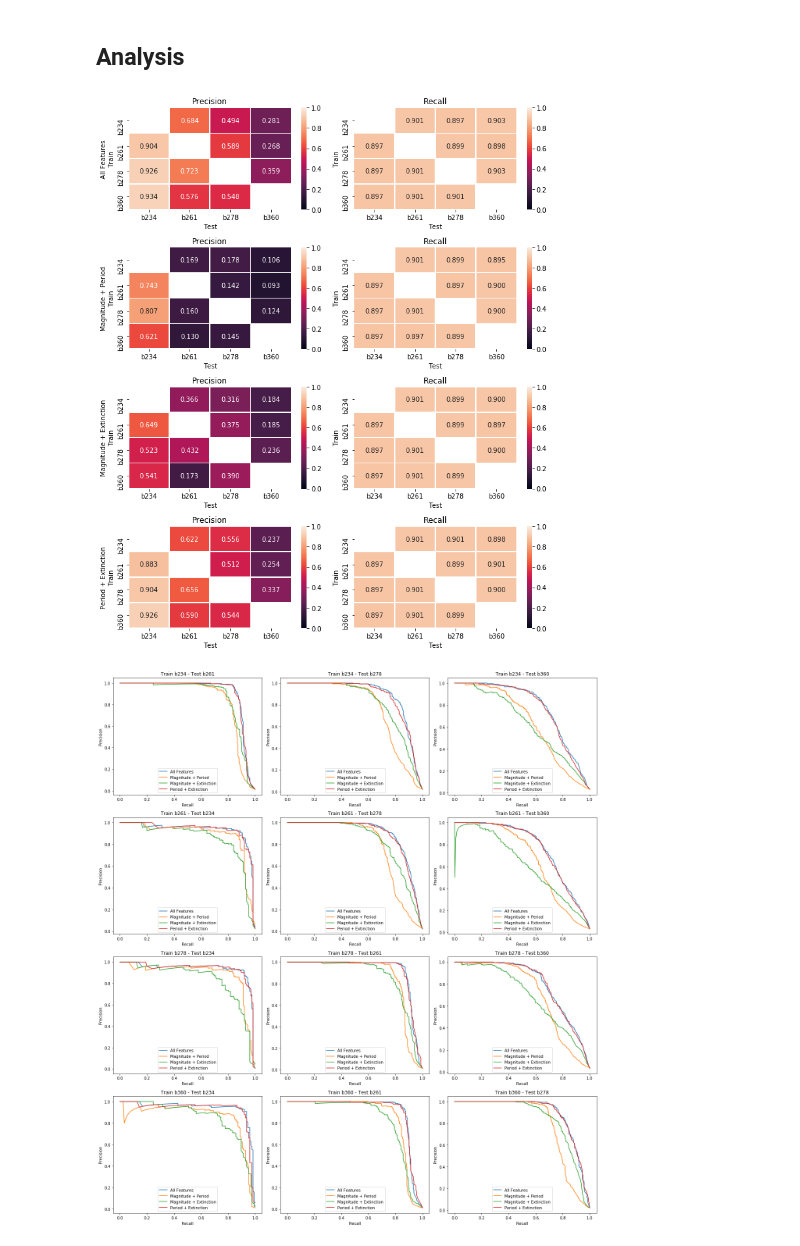
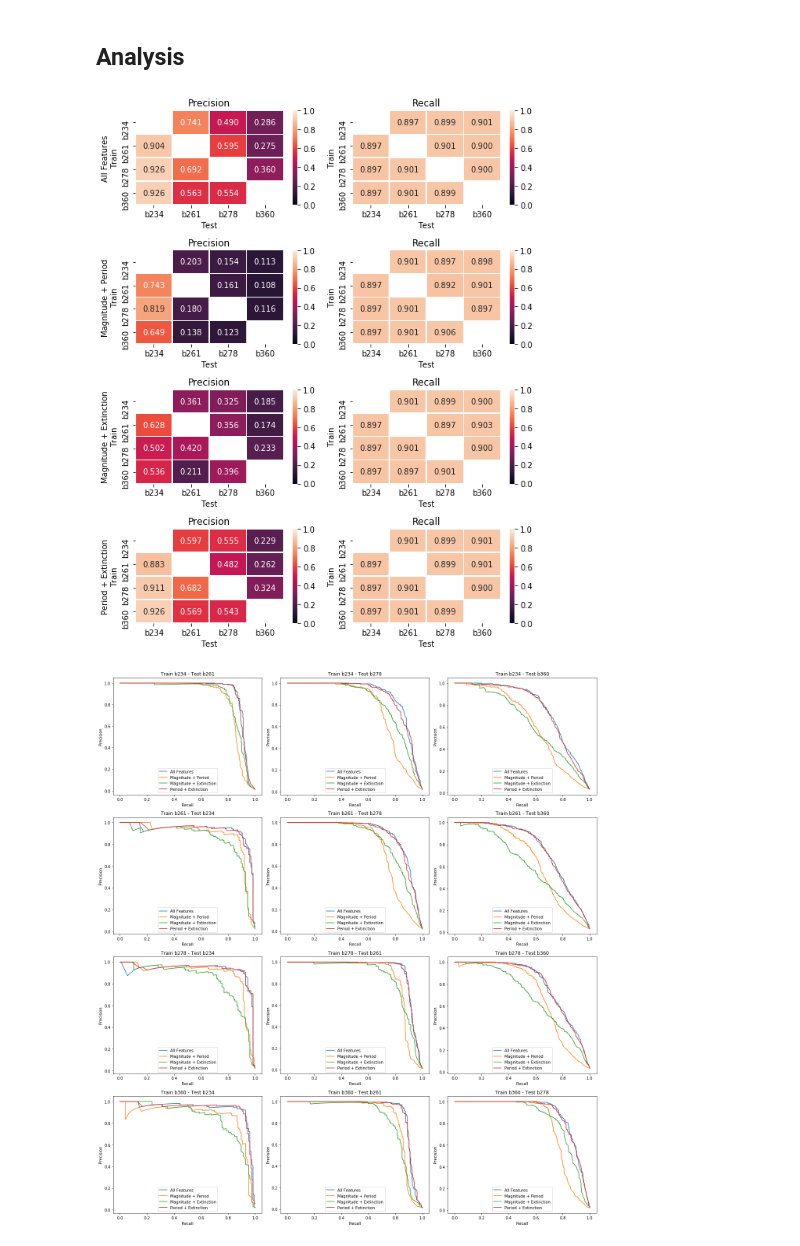
Before and after one commit to leliel12/How-far-can-we-can-go, a Jupyter notebook: 00_section_features_evaluation.ipynb, the cells around one changed output. Saved outputs shown, nothing was run; the diff lists cells and outputs as text; code cells hidden in the pictures.

```diff
--- a/00_section_features_evaluation.ipynb
+++ b/00_section_features_evaluation.ipynb
@@ -37,7 +37,7 @@ DATA_PATH = PATH / "_data"
 
 COLUMNS_NO_FEATURES = ['id', 'tile', 'cnt', 'ra_k', 'dec_k', 'vs_type', 'vs_catalog', 'cls']
 # %%
-sample = pd.read_pickle("_data/s20k_scaled.pkl.bz2")
+sample = pd.read_pickle("bkp/s20k_scaled.pkl.bz2")
 
 # the features
 X_columns = [c for c in sample.columns if c not in COLUMNS_NO_FEATURES]
@@ -185,35 +185,35 @@ def heatmap(ax, results, fp, show_recall=True):
         if train_name not in fix_recall:
             fix_recall[train_name] = {}
             fix_precs[train_name] = {}
 
         precs, recalls, probs = r.prec_rec_curve
 
         idx = nearest(recalls, fp)
 
         fix_recall[train_name][test_name] = recalls[idx]
         fix_precs[train_name][test_name] = precs[idx]
 
     fix_precs = as_df(fix_precs)
     fix_recall = as_df(fix_recall)
 
     sns.heatmap(fix_precs, annot=True, fmt='.3f',  linewidths=.5, ax=ax[0], cmap=cmap, center=.5, vmin=0., vmax=1.)
     ax[0].set_xlabel("Test")
     ax[0].set_title(u"Precision")
 
     sns.heatmap(fix_recall, annot=True, fmt='.3f', linewidths=.5, ax=ax[1], cmap=cmap, center=.5, vmin=0., vmax=1.)
     ax[1].set_xlabel("Test")
     ax[1].set_title(u"Recall")
 
-fig, axes = plt.subplots(4, 2, figsize=(10, 3*4))
+fig, axes = plt.subplots(4, 2, figsize=(8, 2.5*4))
 
 for rname, axs in zip(all_results, axes):
     heatmap(axs, all_results[rname], 0.90)
     axs[0].set_ylabel(f"{rname}\n{axs[0].get_ylabel()}")
 
 fig.tight_layout()
 fig.savefig("plots/s_features/section_features_prec_rec_heatmap.pdf")
 # %% [output]
-[figure, old version]
+[figure, new version]
 # %%
 def plot_prec_roc_curve(ax, train_name, test_name, all_results):
     for rname, results in all_results.items():
@@ -238,7 +238,7 @@ for train_name in data.keys():
 fig.tight_layout()
 fig.savefig("plots/s_features/section_features_prec_rec_curve.pdf")
 # %% [output]
-[figure, old version]
+[figure, new version]
 # %%
 fig, axes = plt.subplots(1, 3, figsize=(18, 5))
 axes = iter(axes)
```
Also changed, not shown: parts of 2 cells of this notebook, 21 other files.
